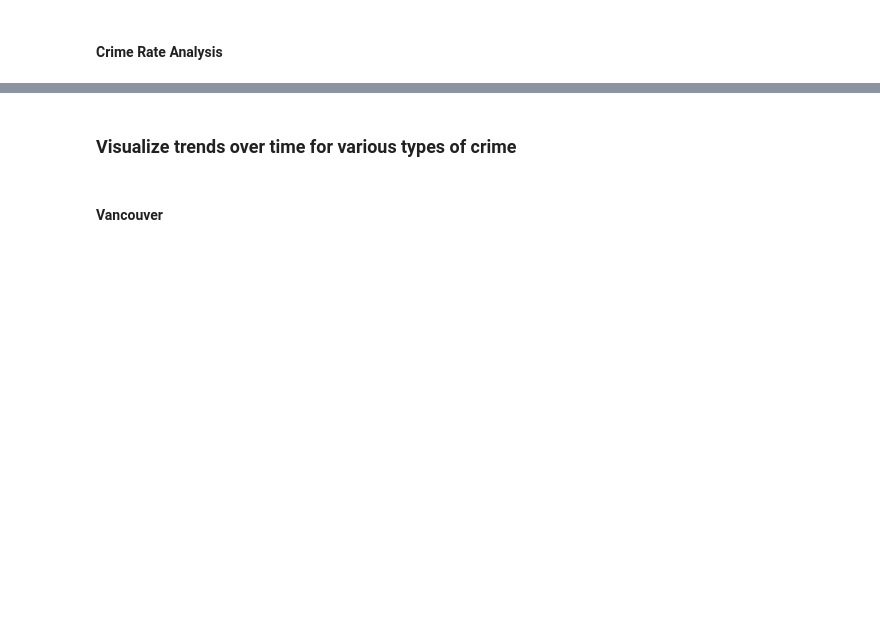
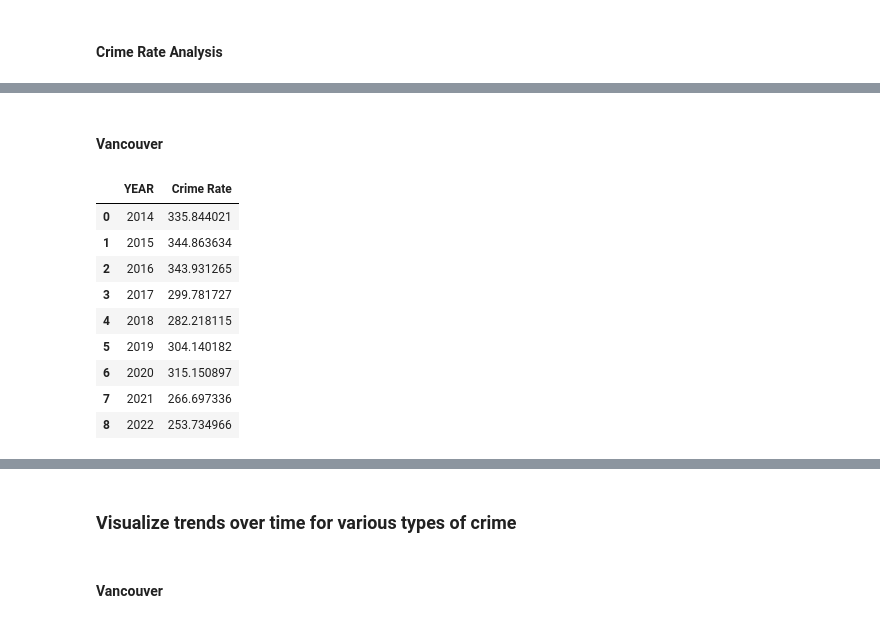
Before and after one commit to riggedjoker/CrimeAnalysis_Canada_Project, a Jupyter notebook: jupyter-notebook/crime_analysis.ipynb, the cells around one changed output, grey strips where cells are left out. Cells and saved outputs as stored; diff of their text form; code cells hidden in the pictures; blank space fills up the shorter version.

```diff
--- a/jupyter-notebook/crime_analysis.ipynb
+++ b/jupyter-notebook/crime_analysis.ipynb
@@ -200,0 +205,21 @@ vancouver_crime
+# %% [markdown]
+#### Vancouver
+# %%
+vancouver = pd.concat([vancouver_crime, vancouver_population], axis = 1).fillna(0).astype(int)
+
+vancouver["Crime Rate"] = (vancouver["Crime Count of Vancouver"] / vancouver["Population"]) * 100000
+#Year is the same and having two of them is redundant.
+vancouver_analysis = vancouver[['YEAR', 'Crime Rate']]
+
+vancouver_analysis
+# %% [output]
+|  | YEAR | Crime Rate |
+| 0 | 2014 | 335.844021 |
+| 1 | 2015 | 344.863634 |
+| 2 | 2016 | 343.931265 |
+| 3 | 2017 | 299.781727 |
+| 4 | 2018 | 282.218115 |
+| 5 | 2019 | 304.140182 |
+| 6 | 2020 | 315.150897 |
+| 7 | 2021 | 266.697336 |
+| 8 | 2022 | 253.734966 |
```
Also changed, not shown: parts of 7 cells of this notebook.
